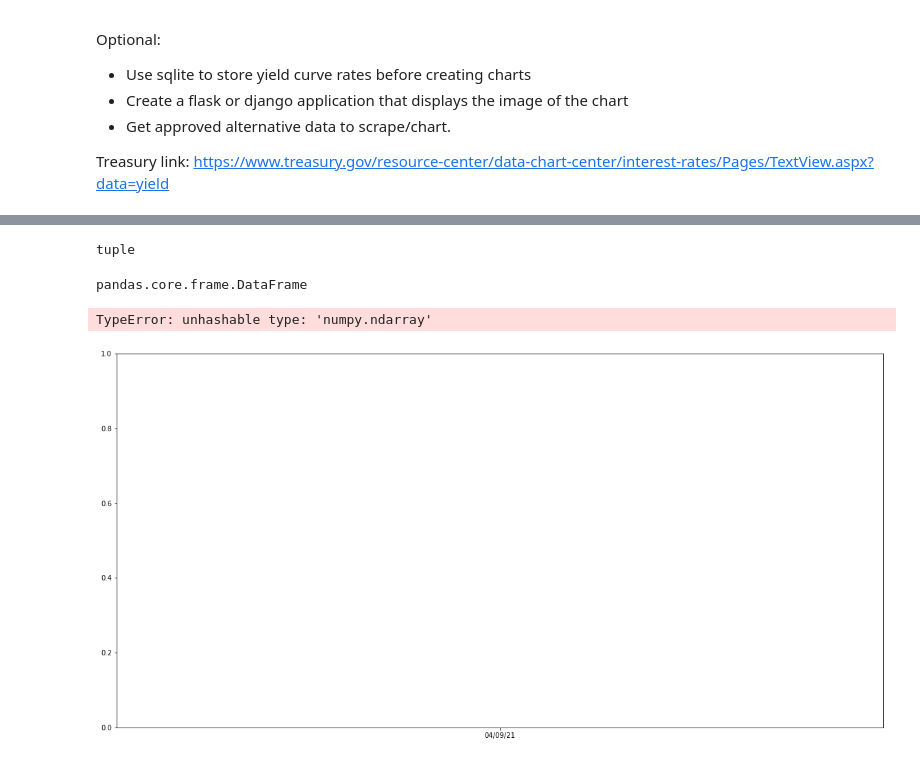
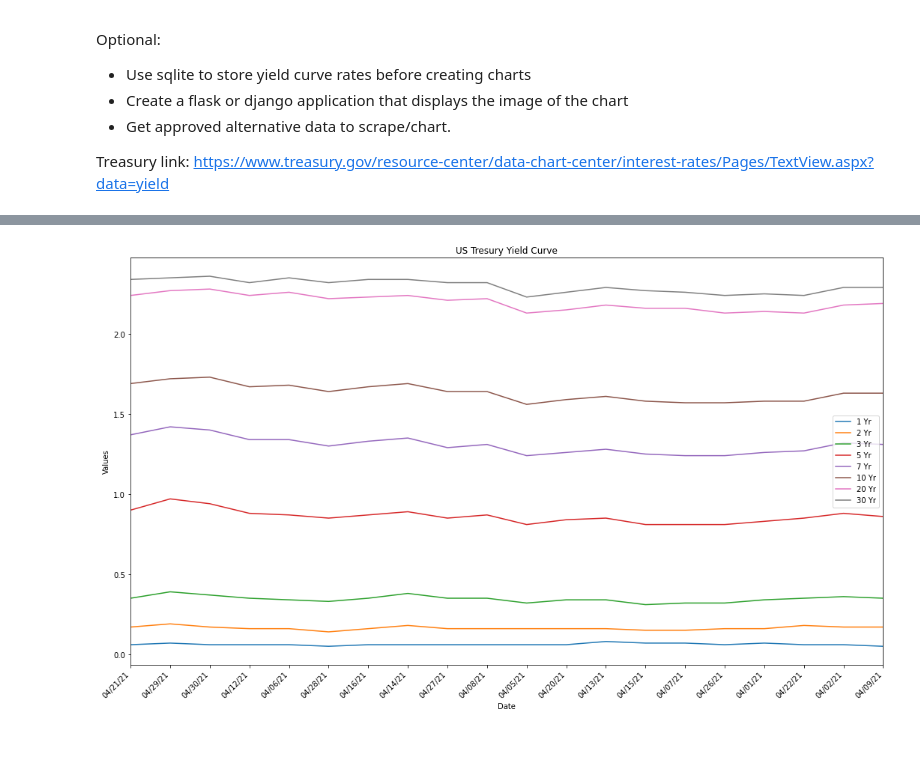
Before and after one commit to stanislava85/Jupyter_Notebooks_TKH, a Jupyter notebook: Projects/week-29-project.ipynb, the cells around one changed output, grey strips where cells are left out. Saved outputs shown, nothing was run; the diff lists cells and outputs as text; code cells hidden in the pictures.

```diff
--- a/Projects/week-29-project.ipynb
+++ b/Projects/week-29-project.ipynb
@@ -116,0 +117,3 @@ df
+# %%
+df = df.astype({'Date':"object", "1 Mo": "float64", "2 Mo": "float64", "3 Mo": "float64", "6 Mo": "float64", "1 Yr": "float64", "2 Yr": "float64", "3 Yr": "float64", \
+           "5 Yr": "float64", "7 Yr": "float64", "10 Yr": "float64", "20 Yr": "float64", "30 Yr": "float64"})
@@ -117,23 +143,18 @@ df
 # %%
 dates = tuple([i for i in df["Date"].value_counts().keys()])
-type(dates)
+#dates
-# %% [output]
-tuple
 # %%
 values = df[["1 Yr","2 Yr","3 Yr","5 Yr","7 Yr", "10 Yr", "20 Yr", "30 Yr"]]
-type(values)
+#values
-# %% [output]
-pandas.core.frame.DataFrame
 # %%
-fig, ax = plt.subplots(figsize=(20, 10))
+fig, ax = plt.subplots(figsize=(18, 10))
 ax.plot(dates,values)
 ax.set_xlabel("Date")
 ax.set_ylabel("Values")
 labels = ax.get_xticklabels()
 plt.setp(labels, rotation=45, horizontalalignment='right')
 ax.set(xlim=[0, 19], title='US Tresury Yield Curve')
 ax.legend(["1 Yr","2 Yr","3 Yr","5 Yr","7 Yr", "10 Yr", "20 Yr", "30 Yr"])
 plt.show()
 # %% [output]
-TypeError: unhashable type: 'numpy.ndarray'
-[figure, old version]
+[figure, new version]
```
Also changed, not shown: parts of 3 cells of this notebook, 5 other files.
